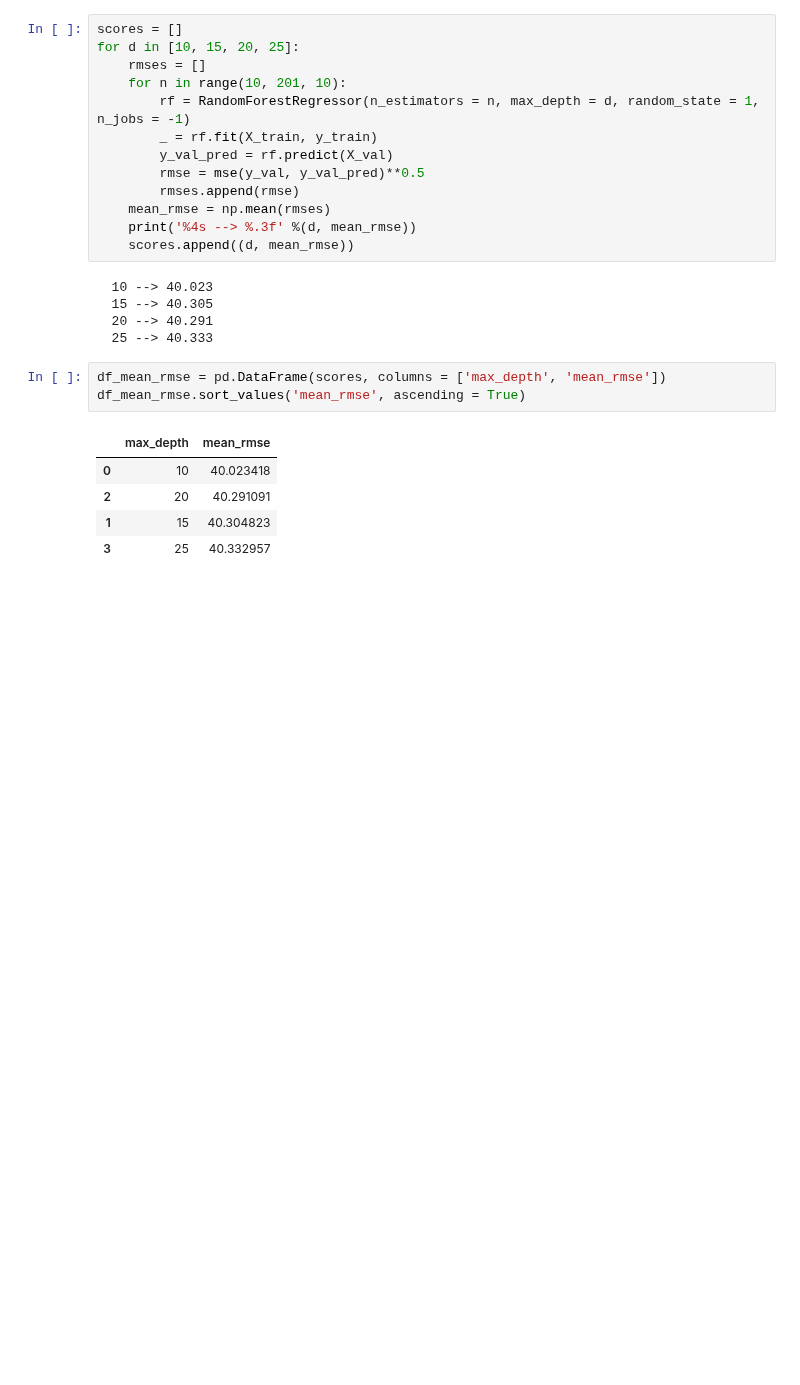
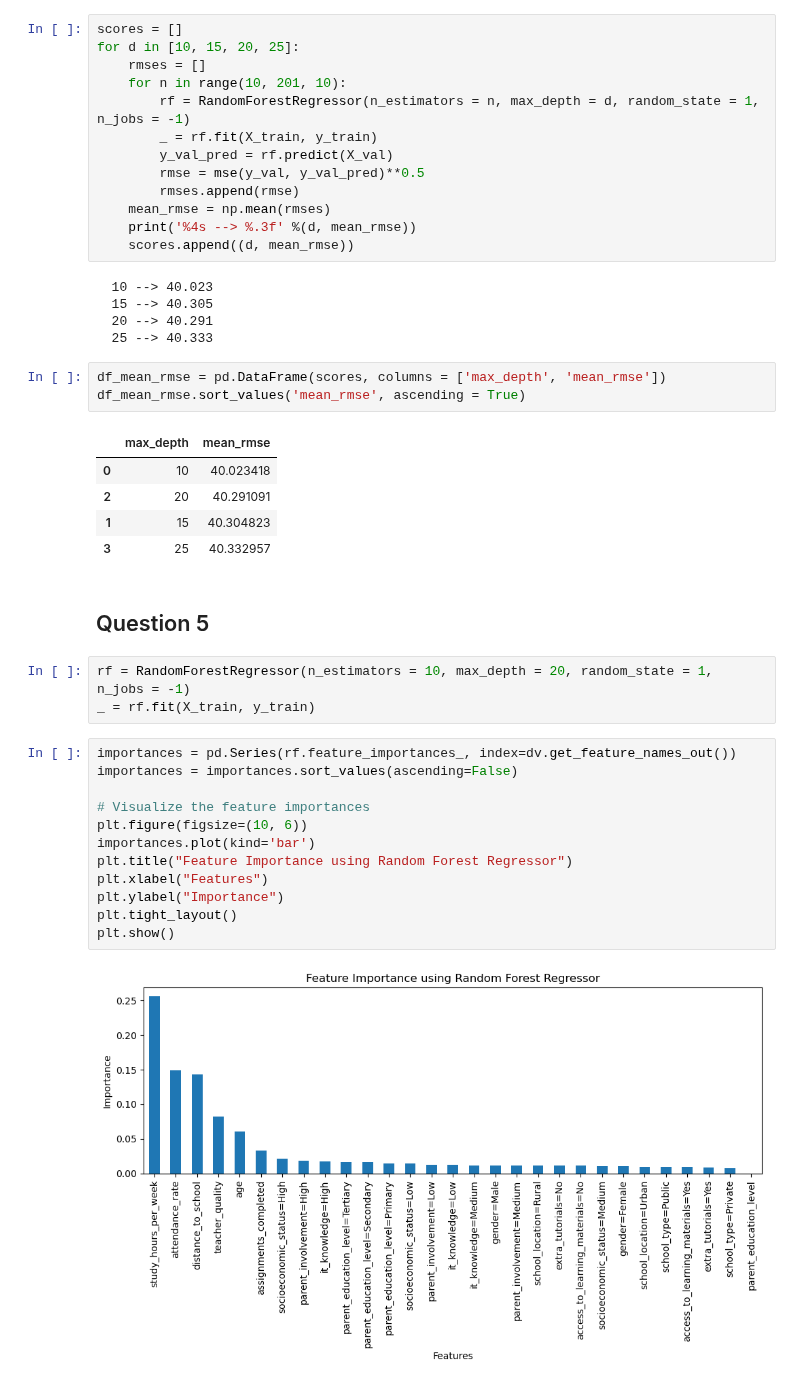
Before and after one commit to victornemenike/machine-learning-zoomcamp, a Jupyter notebook: 06-trees/homework.ipynb, the cells around one changed output. Saved outputs shown, nothing was run; the diff lists cells and outputs as text; blank space fills up the shorter version.

Commit message:
complete question 5

```diff
--- a/06-trees/homework.ipynb
+++ b/06-trees/homework.ipynb
@@ -276,3 +276,22 @@ df_mean_rmse.sort_values('mean_rmse', ascending = True)
 | 2 | 20 | 40.291091 |
 | 1 | 15 | 40.304823 |
 | 3 | 25 | 40.332957 |
+# %% [markdown]
+## Question 5
+# %%
+rf = RandomForestRegressor(n_estimators = 10, max_depth = 20, random_state = 1, n_jobs = -1)
+_ = rf.fit(X_train, y_train)
+# %%
+importances = pd.Series(rf.feature_importances_, index=dv.get_feature_names_out())
+importances = importances.sort_values(ascending=False)
+
+# Visualize the feature importances
+plt.figure(figsize=(10, 6))
+importances.plot(kind='bar')
+plt.title("Feature Importance using Random Forest Regressor")
+plt.xlabel("Features")
+plt.ylabel("Importance")
+plt.tight_layout()
+plt.show()
+# %% [output]
+[figure, added]
```
